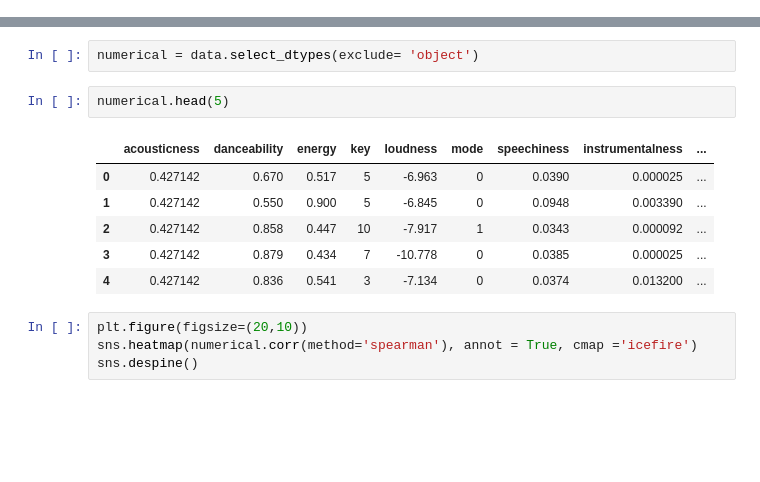
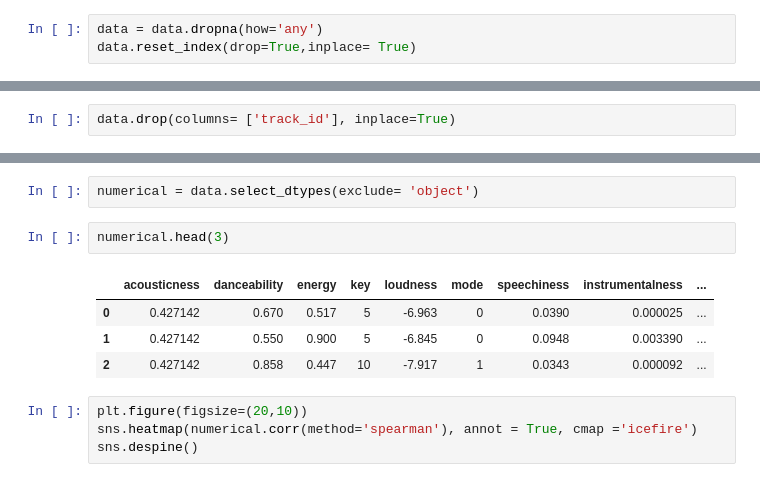
Before and after one commit to keerthivasan721/Spotify-Music-Recommedation-system, a Jupyter notebook: data_preprocess.ipynb, the cells around one changed output, grey strips where cells are left out. Saved outputs shown, nothing was run; the diff lists cells and outputs as text; blank space fills up the shorter version.

```diff
--- a/data_preprocess.ipynb
+++ b/data_preprocess.ipynb
@@ -179,0 +186,3 @@ dtype: float64
+# %%
+data = data.dropna(how='any')
+data.reset_index(drop=True,inplace= True)
@@ -180,16 +209,16 @@ dtype: float64
+# %%
+data.drop(columns= ['track_id'], inplace=True)
 # %% [markdown]
 We will take numerical features to visualize the data
 # %%
 numerical = data.select_dtypes(exclude= 'object')
 # %%
-numerical.head(5)
+numerical.head(3)
 # %% [output]
 |  | acousticness | danceability | energy | key | loudness | mode | speechiness | instrumentalness | ... |
 | 0 | 0.427142 | 0.670 | 0.517 | 5 | -6.963 | 0 | 0.0390 | 0.000025 | ... |
 | 1 | 0.427142 | 0.550 | 0.900 | 5 | -6.845 | 0 | 0.0948 | 0.003390 | ... |
 | 2 | 0.427142 | 0.858 | 0.447 | 10 | -7.917 | 1 | 0.0343 | 0.000092 | ... |
-| 3 | 0.427142 | 0.879 | 0.434 | 7 | -10.778 | 0 | 0.0385 | 0.000025 | ... |
-| 4 | 0.427142 | 0.836 | 0.541 | 3 | -7.134 | 0 | 0.0374 | 0.013200 | ... |
 # %%
 plt.figure(figsize=(20,10))
 sns.heatmap(numerical.corr(method='spearman'), annot = True, cmap ='icefire')
```
Also changed, not shown: parts of 24 cells of this notebook, 1 other file.
